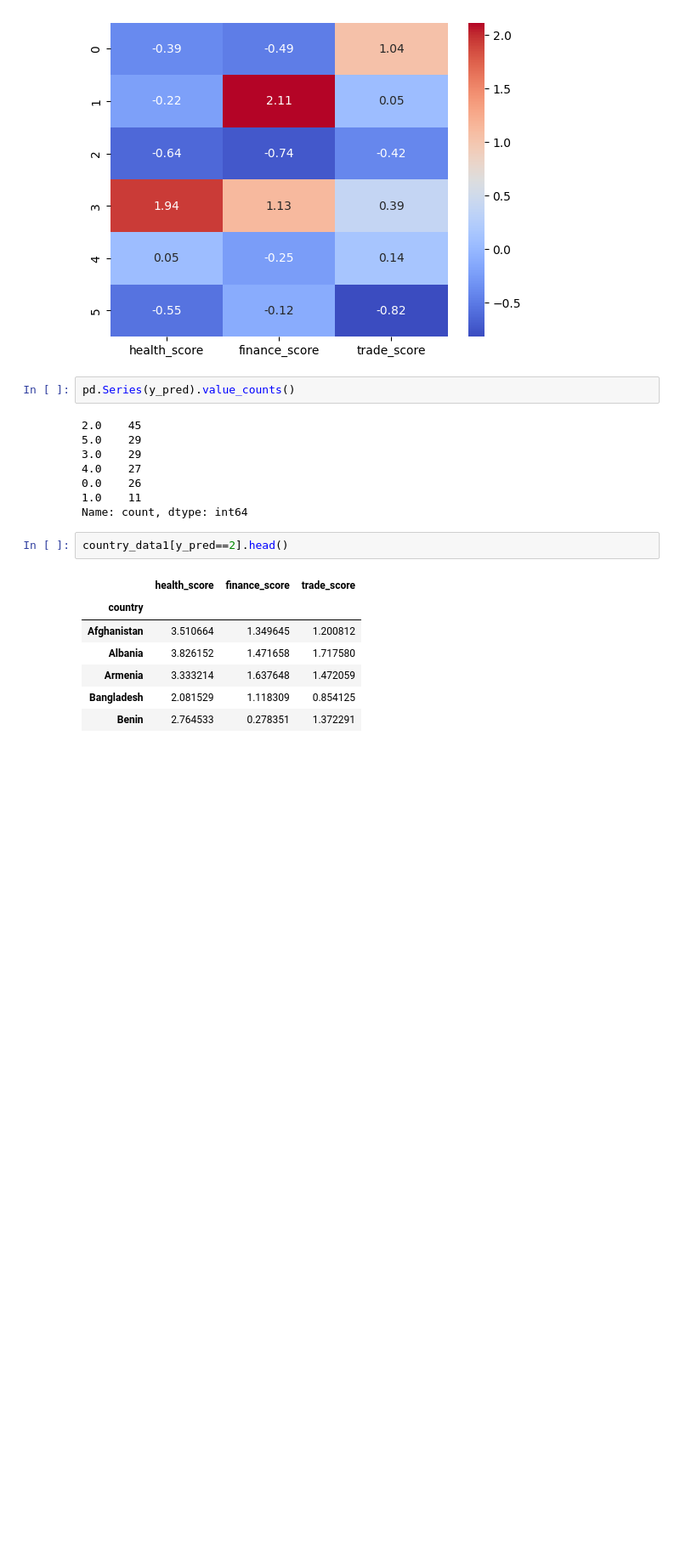
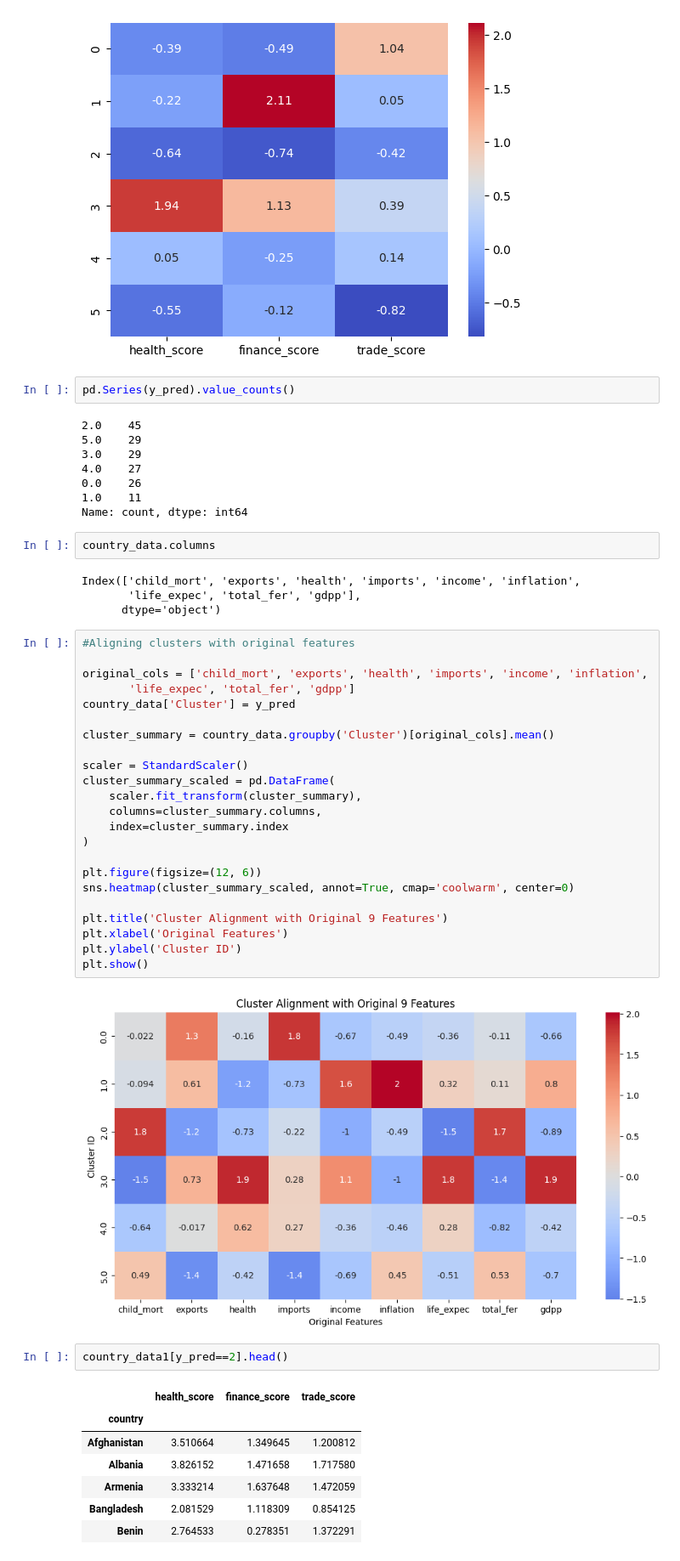
Before and after one commit to piyush-2911/INIT_Tasks, a Jupyter notebook: Task2/task2_Piyush.ipynb, the cells around one changed output. Shown at 85% size. Saved outputs shown, nothing was run; the diff lists cells and outputs as text; blank space fills up the shorter version.

```diff
--- a/Task2/task2_Piyush.ipynb
+++ b/Task2/task2_Piyush.ipynb
@@ -589,6 +589,37 @@ pd.Series(y_pred).value_counts()
 0.0    26
 1.0    11
 Name: count, dtype: int64
+# %%
+country_data.columns
+# %% [output]
+Index(['child_mort', 'exports', 'health', 'imports', 'income', 'inflation',
+       'life_expec', 'total_fer', 'gdpp'],
+      dtype='object')
+# %%
+#Aligning clusters with original features
+
+original_cols = ['child_mort', 'exports', 'health', 'imports', 'income', 'inflation',
+       'life_expec', 'total_fer', 'gdpp']
+country_data['Cluster'] = y_pred
+
+cluster_summary = country_data.groupby('Cluster')[original_cols].mean()
+
+scaler = StandardScaler()
+cluster_summary_scaled = pd.DataFrame(
+    scaler.fit_transform(cluster_summary),
+    columns=cluster_summary.columns,
+    index=cluster_summary.index
+)
+
+plt.figure(figsize=(12, 6))
+sns.heatmap(cluster_summary_scaled, annot=True, cmap='coolwarm', center=0)
+
+plt.title('Cluster Alignment with Original 9 Features')
+plt.xlabel('Original Features')
+plt.ylabel('Cluster ID')
+plt.show()
+# %% [output]
+[figure, added]
 # %%
 country_data1[y_pred==2].head()
 # %% [output]
```
